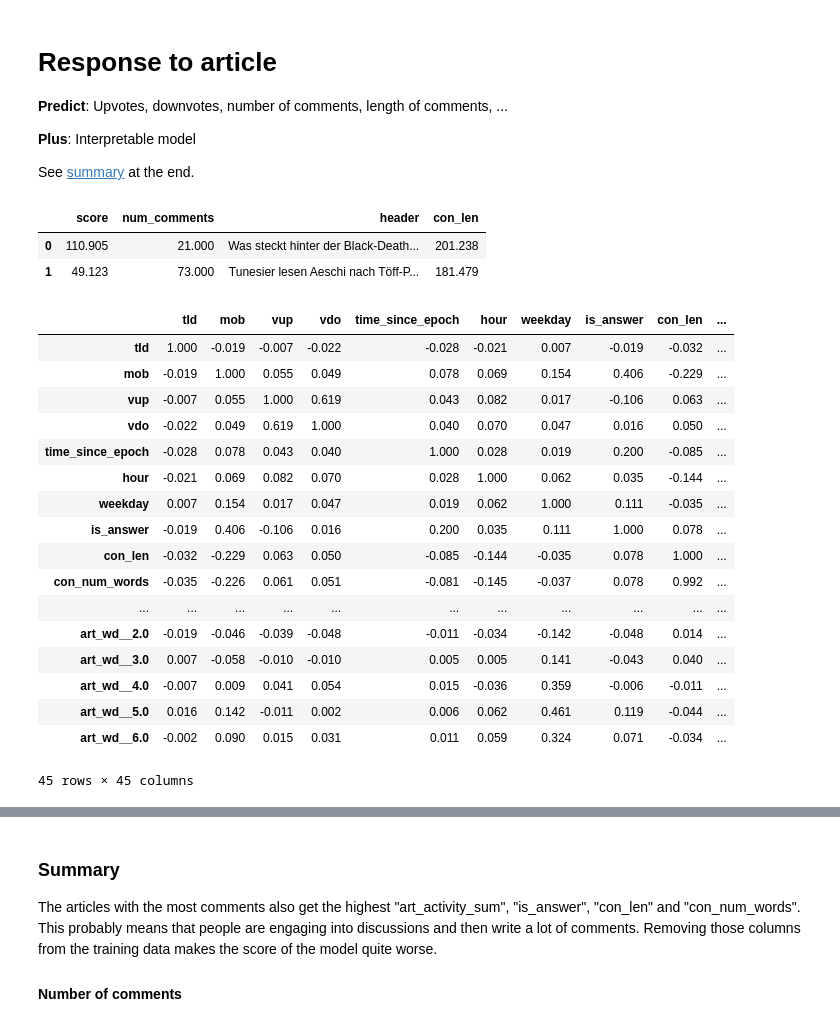
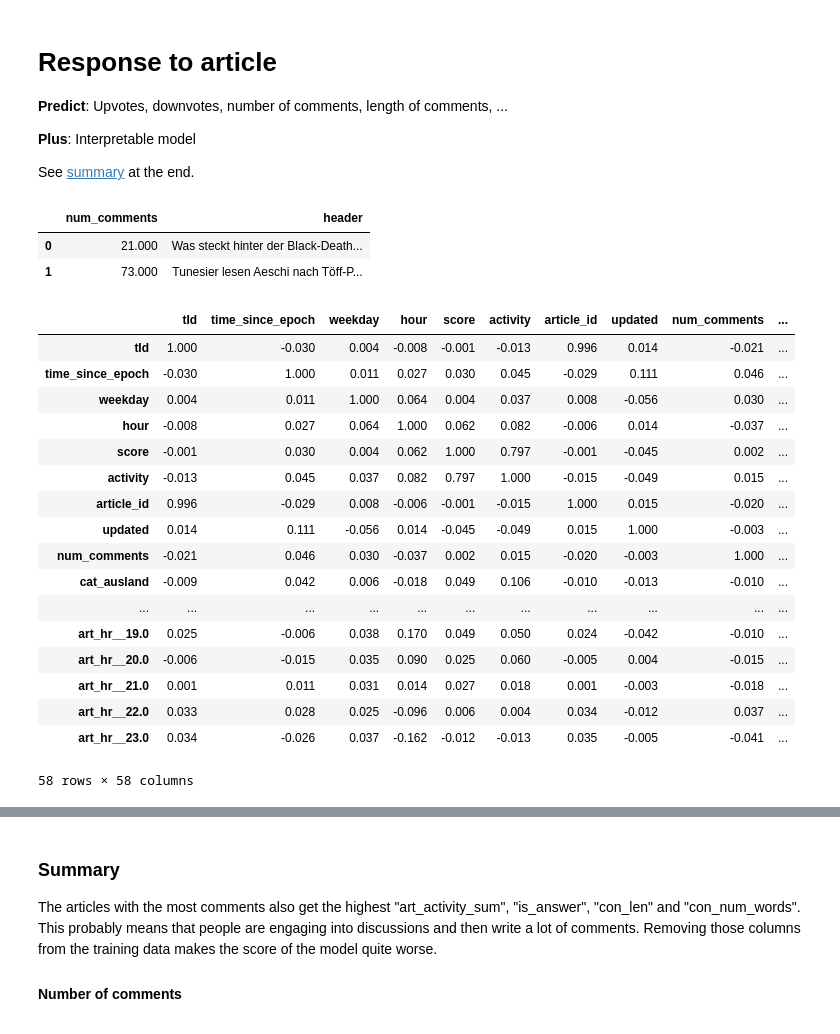
Before and after one commit to fdelia/bots, a Jupyter notebook: 5_predict_response_to_article.ipynb, the cells around one changed output, grey strips where cells are left out. Cells and saved outputs as stored; diff of their text form; code cells hidden in the pictures.

```diff
--- a/5_predict_response_to_article.ipynb
+++ b/5_predict_response_to_article.ipynb
@@ -72,7 +72,8 @@ df_art['text_num_words'] = df_art['text'].apply(lambda x: len(str(x).split()))
 df_art['text_n_periods'] = df_art['text'].apply(lambda x: len(str(x).split('.')))
 
 # Left inner join
-df_merge = pd.merge(left=df_com, right=df_art, left_on='tId', right_on='tId')
+# Take care to not give too much information from the comments into df_merge
+df_merge = pd.merge(left=df_com[['tId', 'time_since_epoch', 'weekday', 'hour', 'score', 'activity']], right=df_art, left_on='tId', right_on='tId')
 
 # Remove rows with missing values
 # use .count() to check for missing values
@@ -87,66 +88,54 @@ def get_art_statistics(group):
     group['art_first_weekday'] = group.iloc[:1]['weekday']
     group['art_first_hour'] = group.iloc[:1]['hour']
 
-    group['time_since_first'] = group['time_since_epoch'].apply(lambda x: (x - first) / 3600)
+    #group['time_since_first'] = group['time_since_epoch'].apply(lambda x: (x - first) / 3600)
 
-    group['art_score_sum'] = group['score'].sum()
-    group['art_activity_sum'] = group['activity'].sum()
+    # Attention: this columns give (unreal) information to the estimator!
+    #group['art_score_sum'] = group['score'].sum()
+    #group['art_activity_sum'] = group['activity'].sum()
 
     return group
 
 df_merge = df_merge.apply(get_art_statistics)
 df_merge = df_merge.groupby('tId').mean().reset_index()
 df_merge = df_merge.merge(df_art[['tId', 'header', 'sub', 'text']], on='tId')
-df_merge.head(2)[['score', 'num_comments', 'header', 'con_len']]
+df_merge.head(2)[['num_comments', 'header']]
 # %% [output]
-|  | score | num_comments | header | con_len |
-| 0 | 110.905 | 21.000 | Was steckt hinter der Black-Death... | 201.238 |
-| 1 | 49.123 | 73.000 | Tunesier lesen Aeschi nach Töff-P... | 181.479 |
+|  | num_comments | header |
+| 0 | 21.000 | Was steckt hinter der Black-Death... |
+| 1 | 73.000 | Tunesier lesen Aeschi nach Töff-P... |
 # %%
-#import math
-
-temp2 = pd.get_dummies(df_merge[['tId', 'art_first_weekday']], prefix='art_wd_', columns=['art_first_weekday'])
-# Merge here first because of index!
-df = df_merge.merge(temp2, on='tId')
-#temp2 = pd.get_dummies(df_merge[['cId', 'hour']], prefix='hour_', columns=['hour'])
-#df = df.merge(temp2, left_index=True, right_index=True)
+df = pd.get_dummies(df_merge, columns=['art_first_weekday'], prefix='art_wd_')
+df = pd.get_dummies(df, columns=['art_first_hour'], prefix='art_hr_')
 
 df = df.drop(['cat_playview', 'cat_play'], axis=1)
-#def sgn(x):
-#    if x == 0: return 0
-#    else: return x/abs(x)
-# Removes left/right skew
-#for col in ['weekday_fl', 'con_len', 'text_len', 'time_since_first',
-#            'num_comments', 'user_n_comments', 'con_n_periods',
-#            'score', 'contr', 'header_len', 'con_num_words', 'text_num_words']:
-#    df[col + '_trans'] = df[col].apply(lambda x: sgn(x)*math.log(abs(x) + 1))
 
 # Memory optimization
 # Technical stuff, contributes nothing to analysis
 conv = df.select_dtypes(include=['int', 'float']).apply(pd.to_numeric,downcast='unsigned')
 df[conv.columns] = conv
 
 # Get pearson co-efficients
 df.corr()
 # %% [output]
-|  | tId | mob | vup | vdo | time_since_epoch | hour | weekday | is_answer | con_len | ... |
-| tId | 1.000 | -0.019 | -0.007 | -0.022 | -0.028 | -0.021 | 0.007 | -0.019 | -0.032 | ... |
-| mob | -0.019 | 1.000 | 0.055 | 0.049 | 0.078 | 0.069 | 0.154 | 0.406 | -0.229 | ... |
-| vup | -0.007 | 0.055 | 1.000 | 0.619 | 0.043 | 0.082 | 0.017 | -0.106 | 0.063 | ... |
-| vdo | -0.022 | 0.049 | 0.619 | 1.000 | 0.040 | 0.070 | 0.047 | 0.016 | 0.050 | ... |
-| time_since_epoch | -0.028 | 0.078 | 0.043 | 0.040 | 1.000 | 0.028 | 0.019 | 0.200 | -0.085 | ... |
-| hour | -0.021 | 0.069 | 0.082 | 0.070 | 0.028 | 1.000 | 0.062 | 0.035 | -0.144 | ... |
-| weekday | 0.007 | 0.154 | 0.017 | 0.047 | 0.019 | 0.062 | 1.000 | 0.111 | -0.035 | ... |
-| is_answer | -0.019 | 0.406 | -0.106 | 0.016 | 0.200 | 0.035 | 0.111 | 1.000 | 0.078 | ... |
-| con_len | -0.032 | -0.229 | 0.063 | 0.050 | -0.085 | -0.144 | -0.035 | 0.078 | 1.000 | ... |
-| con_num_words | -0.035 | -0.226 | 0.061 | 0.051 | -0.081 | -0.145 | -0.037 | 0.078 | 0.992 | ... |
+|  | tId | time_since_epoch | weekday | hour | score | activity | article_id | updated | num_comments | ... |
+| tId | 1.000 | -0.030 | 0.004 | -0.008 | -0.001 | -0.013 | 0.996 | 0.014 | -0.021 | ... |
+| time_since_epoch | -0.030 | 1.000 | 0.011 | 0.027 | 0.030 | 0.045 | -0.029 | 0.111 | 0.046 | ... |
+| weekday | 0.004 | 0.011 | 1.000 | 0.064 | 0.004 | 0.037 | 0.008 | -0.056 | 0.030 | ... |
+| hour | -0.008 | 0.027 | 0.064 | 1.000 | 0.062 | 0.082 | -0.006 | 0.014 | -0.037 | ... |
+| score | -0.001 | 0.030 | 0.004 | 0.062 | 1.000 | 0.797 | -0.001 | -0.045 | 0.002 | ... |
+| activity | -0.013 | 0.045 | 0.037 | 0.082 | 0.797 | 1.000 | -0.015 | -0.049 | 0.015 | ... |
+| article_id | 0.996 | -0.029 | 0.008 | -0.006 | -0.001 | -0.015 | 1.000 | 0.015 | -0.020 | ... |
+| updated | 0.014 | 0.111 | -0.056 | 0.014 | -0.045 | -0.049 | 0.015 | 1.000 | -0.003 | ... |
+| num_comments | -0.021 | 0.046 | 0.030 | -0.037 | 0.002 | 0.015 | -0.020 | -0.003 | 1.000 | ... |
+| cat_ausland | -0.009 | 0.042 | 0.006 | -0.018 | 0.049 | 0.106 | -0.010 | -0.013 | -0.010 | ... |
 | ... | ... | ... | ... | ... | ... | ... | ... | ... | ... | ... |
-| art_wd__2.0 | -0.019 | -0.046 | -0.039 | -0.048 | -0.011 | -0.034 | -0.142 | -0.048 | 0.014 | ... |
-| art_wd__3.0 | 0.007 | -0.058 | -0.010 | -0.010 | 0.005 | 0.005 | 0.141 | -0.043 | 0.040 | ... |
-| art_wd__4.0 | -0.007 | 0.009 | 0.041 | 0.054 | 0.015 | -0.036 | 0.359 | -0.006 | -0.011 | ... |
-| art_wd__5.0 | 0.016 | 0.142 | -0.011 | 0.002 | 0.006 | 0.062 | 0.461 | 0.119 | -0.044 | ... |
-| art_wd__6.0 | -0.002 | 0.090 | 0.015 | 0.031 | 0.011 | 0.059 | 0.324 | 0.071 | -0.034 | ... |
+| art_hr__19.0 | 0.025 | -0.006 | 0.038 | 0.170 | 0.049 | 0.050 | 0.024 | -0.042 | -0.010 | ... |
+| art_hr__20.0 | -0.006 | -0.015 | 0.035 | 0.090 | 0.025 | 0.060 | -0.005 | 0.004 | -0.015 | ... |
+| art_hr__21.0 | 0.001 | 0.011 | 0.031 | 0.014 | 0.027 | 0.018 | 0.001 | -0.003 | -0.018 | ... |
+| art_hr__22.0 | 0.033 | 0.028 | 0.025 | -0.096 | 0.006 | 0.004 | 0.034 | -0.012 | 0.037 | ... |
+| art_hr__23.0 | 0.034 | -0.026 | 0.037 | -0.162 | -0.012 | -0.013 | 0.035 | -0.005 | -0.041 | ... |
-45 rows × 45 columns
+58 rows × 58 columns
 # %%
 # https://de.wikipedia.org/wiki/Liste_der_h%C3%A4ufigsten_W%C3%B6rter_der_deutschen_Sprache
 stop_words = "die, der, und, in, zu, den, das, nicht, von, sie, ist, des, sich, mit, dem, dass, er, es, ein, ich, auf, so, eine, auch, als, an, nach, wie, im, für, "
```
Also changed, not shown: parts of 3 cells of this notebook.
